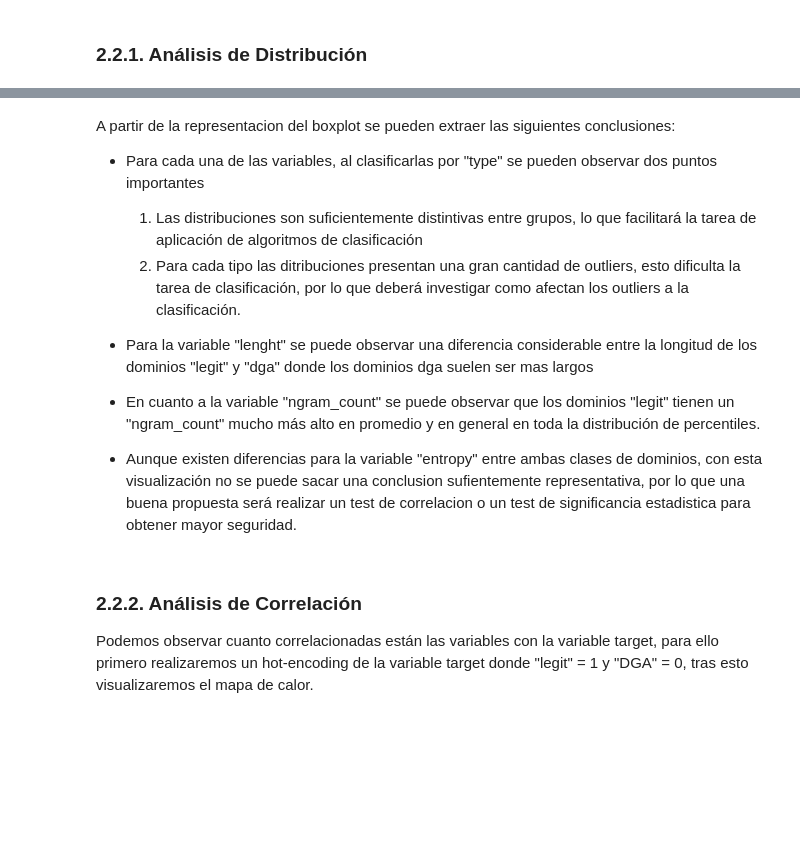
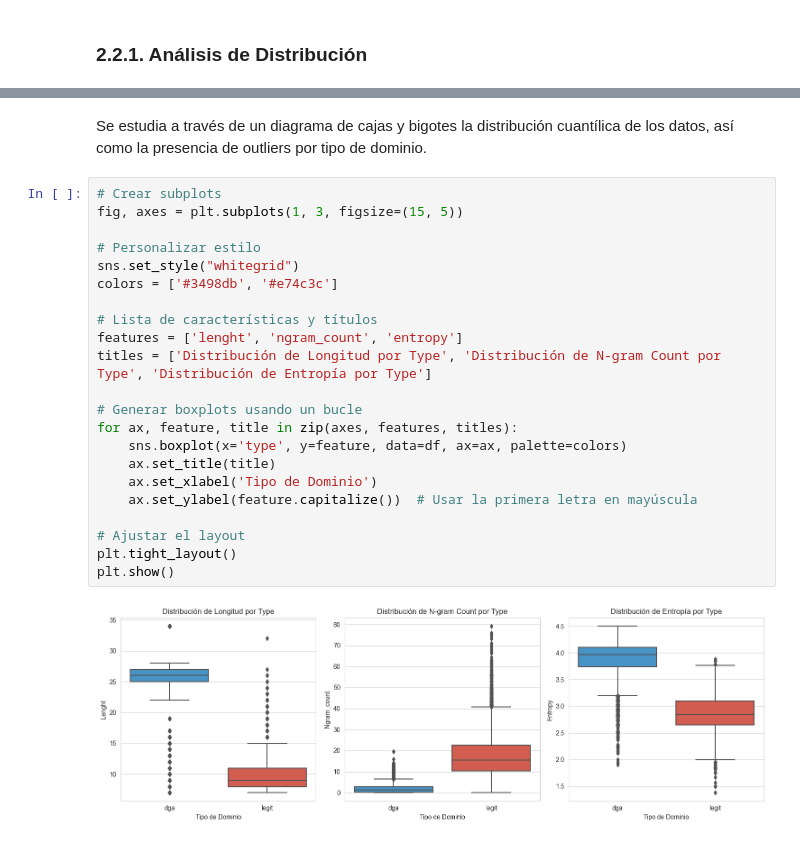
Before and after one commit to jpheredia/DGA_Classification, a Jupyter notebook: Project_notebook.ipynb, the cells around one changed output, grey strips where cells are left out. Drawn from its saved outputs; the diff is of its cells as text; blank space fills up the shorter version.

```diff
--- a/Project_notebook.ipynb
+++ b/Project_notebook.ipynb
@@ -187,14 +136,26 @@ ngram_count count  14741.000000  9332.000000
-# %% [markdown]
-A partir de la representacion del boxplot se pueden extraer las siguientes conclusiones:
-
-- Para cada una de las variables, al clasificarlas por "type" se pueden observar dos puntos importantes
-    1. Las distribuciones son suficientemente distintivas entre grupos, lo que facilitará la tarea de aplicación de algoritmos de clasificación
-    2. Para cada tipo las ditribuciones presentan una gran cantidad de outliers, esto dificulta la tarea de clasificación, por lo que deberá investigar como afectan los outliers a la clasificación.
-
-- Para la variable "lenght" se puede observar una diferencia considerable entre la longitud de los dominios "legit" y "dga" donde los dominios dga suelen ser mas largos
-- En cuanto a la variable "ngram_count" se puede observar que los dominios "legit" tienen un "ngram_count" mucho más alto en promedio y en general en toda la distribución de percentiles.
-- Aunque existen diferencias para la variable "entropy" entre ambas clases de dominios, con esta visualización no se puede sacar una conclusion sufientemente representativa, por lo que una buena propuesta será realizar un test de correlacion o un test de significancia estadistica para obtener mayor seguridad.
-# %% [markdown]
-### 2.2.2. Análisis de Correlación
-
-Podemos observar cuanto correlacionadas están las variables con la variable target, para ello primero realizaremos un hot-encoding de la variable target donde "legit" = 1 y "DGA" = 0, tras esto visualizaremos el mapa de calor.
+# %% [markdown]
+Se estudia a través de un diagrama de cajas y bigotes la distribución cuantílica de los datos, así como la presencia de outliers por tipo de dominio.
+# %%
+# Crear subplots
+fig, axes = plt.subplots(1, 3, figsize=(15, 5))
+
+# Personalizar estilo
+sns.set_style("whitegrid")
+colors = ['#3498db', '#e74c3c']
+
+# Lista de características y títulos
+features = ['lenght', 'ngram_count', 'entropy']
+titles = ['Distribución de Longitud por Type', 'Distribución de N-gram Count por Type', 'Distribución de Entropía por Type']
+
+# Generar boxplots usando un bucle
+for ax, feature, title in zip(axes, features, titles):
+    sns.boxplot(x='type', y=feature, data=df, ax=ax, palette=colors)
+    ax.set_title(title)
+    ax.set_xlabel('Tipo de Dominio')
+    ax.set_ylabel(feature.capitalize())  # Usar la primera letra en mayúscula
+
+# Ajustar el layout
+plt.tight_layout()
+plt.show()
+# %% [output]
+[figure, added]
```
Also changed, not shown: parts of 36 cells of this notebook.
